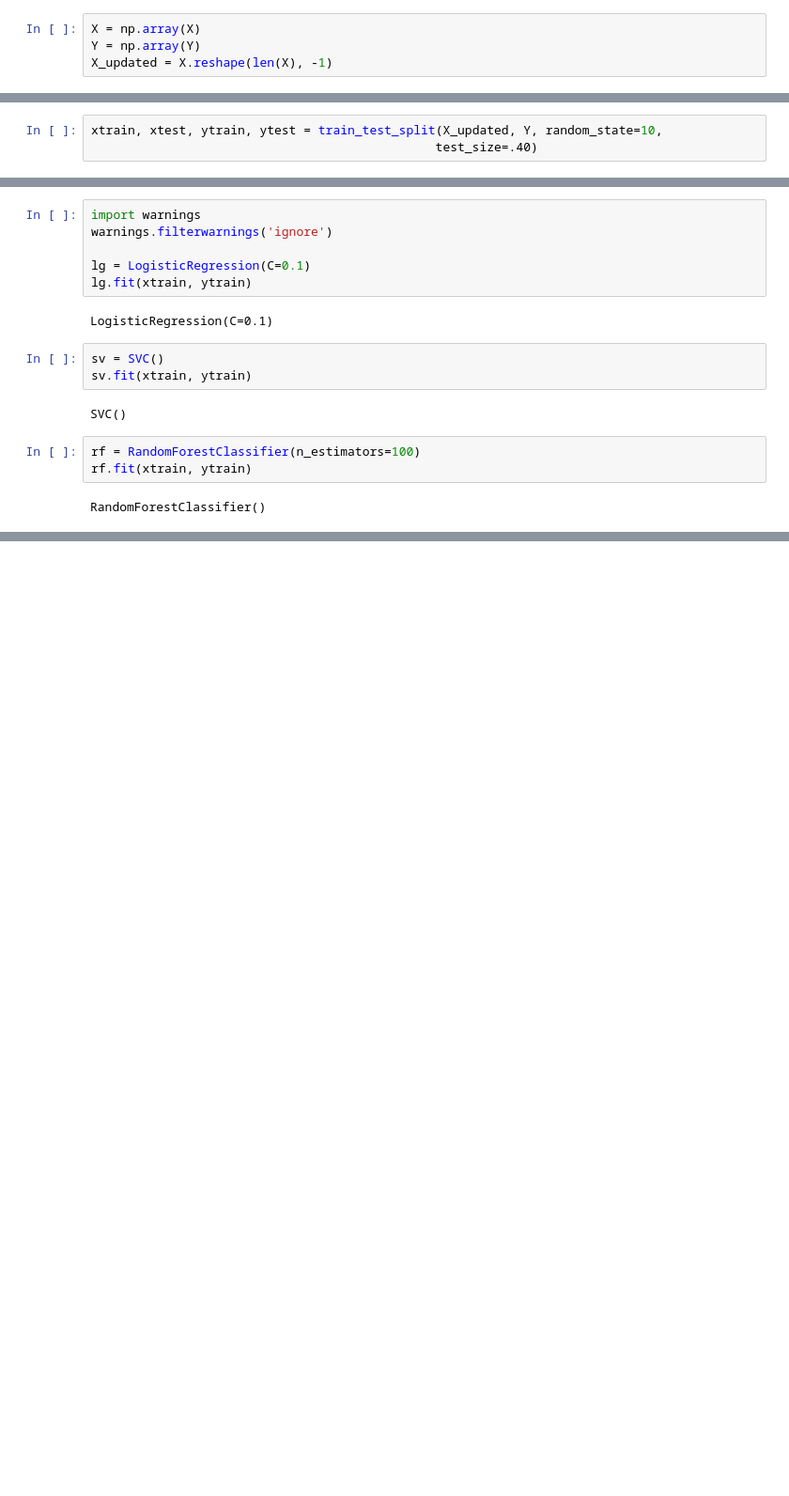
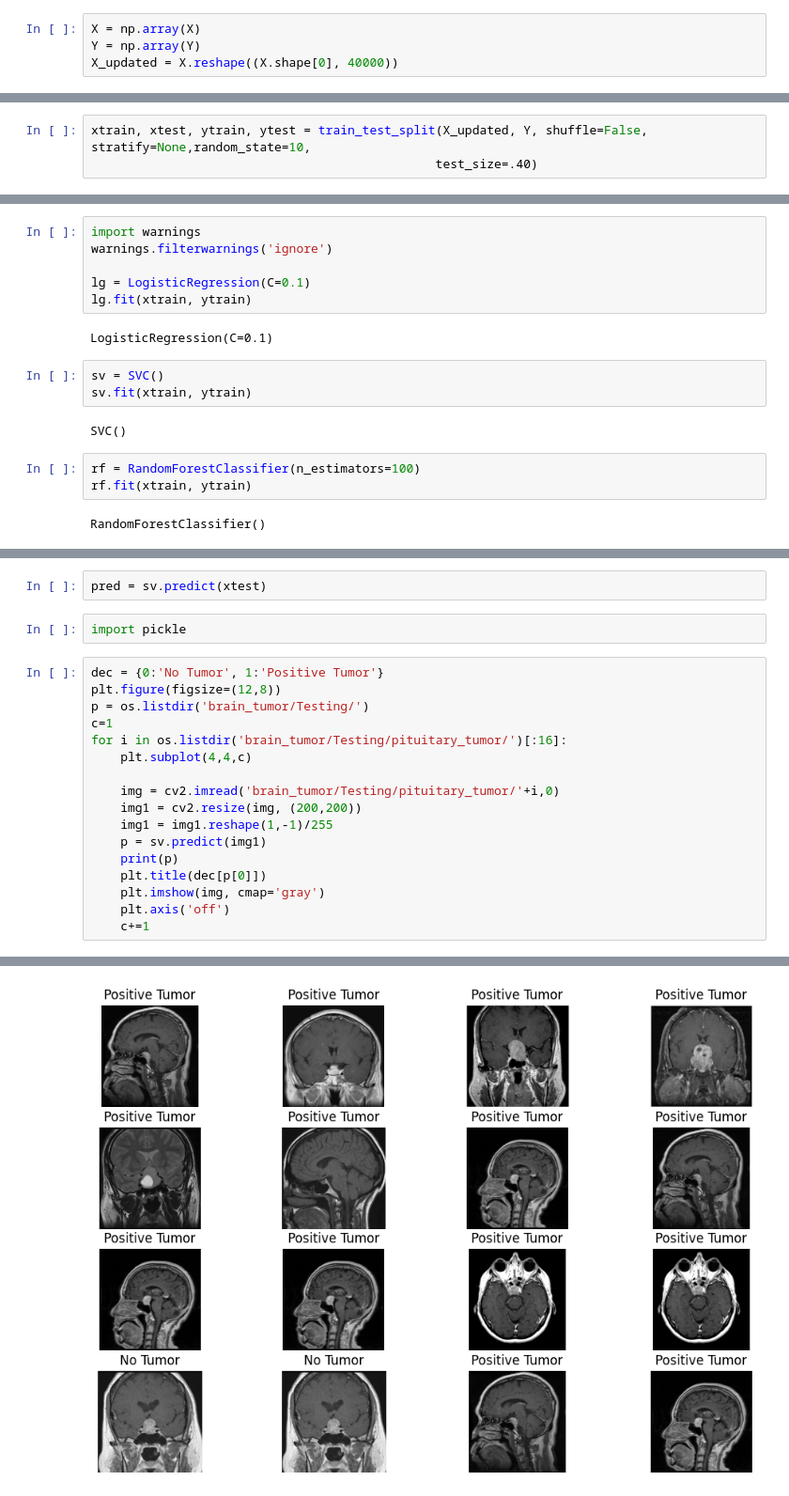
Before and after one commit to IsmailMarwen/BrainTumor, a Jupyter notebook: model.ipynb, the cells around one changed output, grey strips where cells are left out. Shown at 94% size. Cells and saved outputs as stored; diff of their text form; blank space fills up the shorter version.

```diff
--- a/model.ipynb
+++ b/model.ipynb
@@ -30,7 +30,7 @@ for cls in classes:
 # %%
 X = np.array(X)
 Y = np.array(Y)
-X_updated = X.reshape(len(X), -1)
+X_updated = X.reshape((X.shape[0], 40000))
 # %%
 np.unique(Y)
 # %% [output]
@@ -63,7 +58,7 @@ plt.imshow(X[0], cmap='gray')
 <matplotlib.image.AxesImage at 0x...>
 [figure]
 # %%
-xtrain, xtest, ytrain, ytest = train_test_split(X_updated, Y, random_state=10,
+xtrain, xtest, ytrain, ytest = train_test_split(X_updated, Y, shuffle=False, stratify=None,random_state=10,
                                                test_size=.40)
 # %%
 print(xtrain.max(), xtrain.min())
@@ -138,0 +134,22 @@ Testing Score: 0.9693251533742331
+# %%
+pred = sv.predict(xtest)
+# %%
+import pickle
+# %%
+dec = {0:'No Tumor', 1:'Positive Tumor'}
+plt.figure(figsize=(12,8))
+p = os.listdir('brain_tumor/Testing/')
+c=1
+for i in os.listdir('brain_tumor/Testing/pituitary_tumor/')[:16]:
+    plt.subplot(4,4,c)
+
+    img = cv2.imread('brain_tumor/Testing/pituitary_tumor/'+i,0)
+    img1 = cv2.resize(img, (200,200))
+    img1 = img1.reshape(1,-1)/255
+    p = sv.predict(img1)
+    print(p)
+    plt.title(dec[p[0]])
+    plt.imshow(img, cmap='gray')
+    plt.axis('off')
+    c+=1
+# %% [output]
@@ -138,0 +172 @@ Testing Score: 0.9693251533742331
+[figure, added]
```
Also changed, not shown: parts of 10 cells of this notebook, 15 other files.
